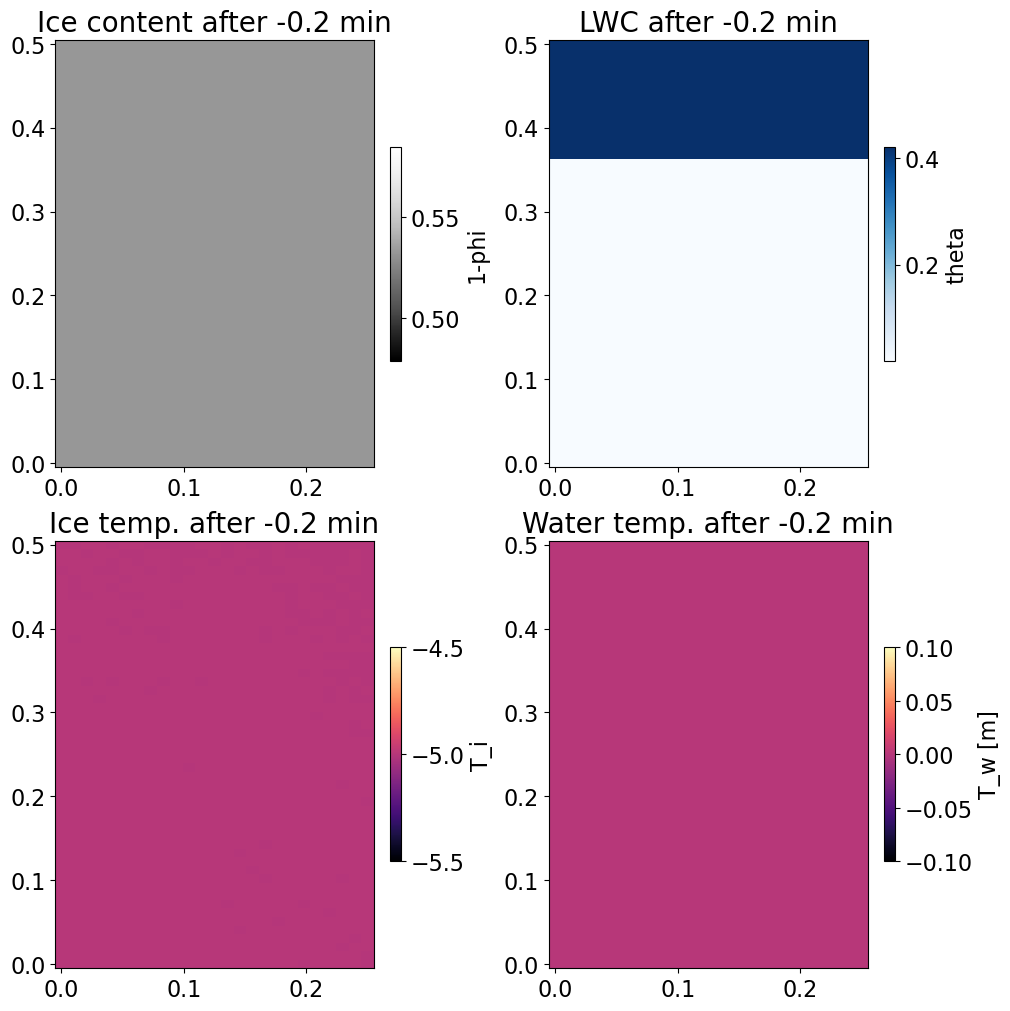
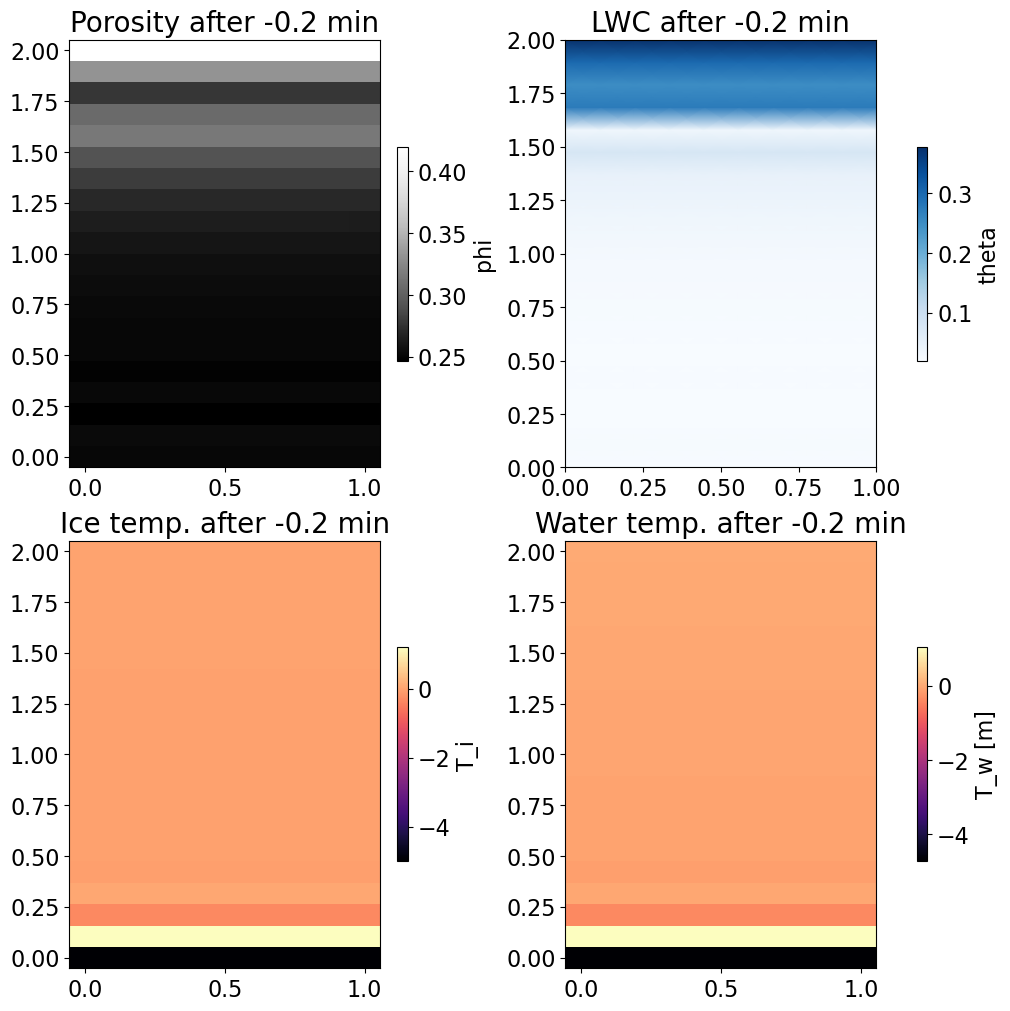
The notebook cell's code change between the first figure and the second:
--- before
+++ after
@@ -1,10 +1,10 @@
 plt.rcParams.update({'font.size': 16})
 fig, ax = plt.subplots(2,2, layout="constrained", figsize=(10,10))
-pmsh1 = ax[0,0].pcolormesh(x_plot, z_plot, (1-porosity), cmap="Greys_r")
-ax[0,0].set_title(f"Ice content after {t_obs*interval/60:.1f} min", fontsize=20)
+pmsh1 = ax[0,0].pcolormesh(x_plot, z_plot, porosity, cmap="Greys_r")
+ax[0,0].set_title(f"Porosity after {t_obs*interval/60:.1f} min", fontsize=20)
 cbar1 = fig.colorbar(pmsh1, ax=ax[0,0], shrink=0.5)
-cbar1.set_label("1-phi")
+cbar1.set_label("phi")
 
-pmsh2 = ax[0,1].pcolormesh(x_plot, z_plot, theta_tot, cmap="Blues")
+pmsh2 = ax[0,1].pcolormesh(x_plot, z_plot, theta_tot, cmap="Blues", shading="gouraud")
 ax[0,1].set_title(f"LWC after {t_obs*interval/60:.1f} min", fontsize=20)
 plt.xticks(fontsize=16)

Commit: Parameter geändert, Temperatur wieder zurück auf CG1, weil das dann doch falsch war mit dem DG1.